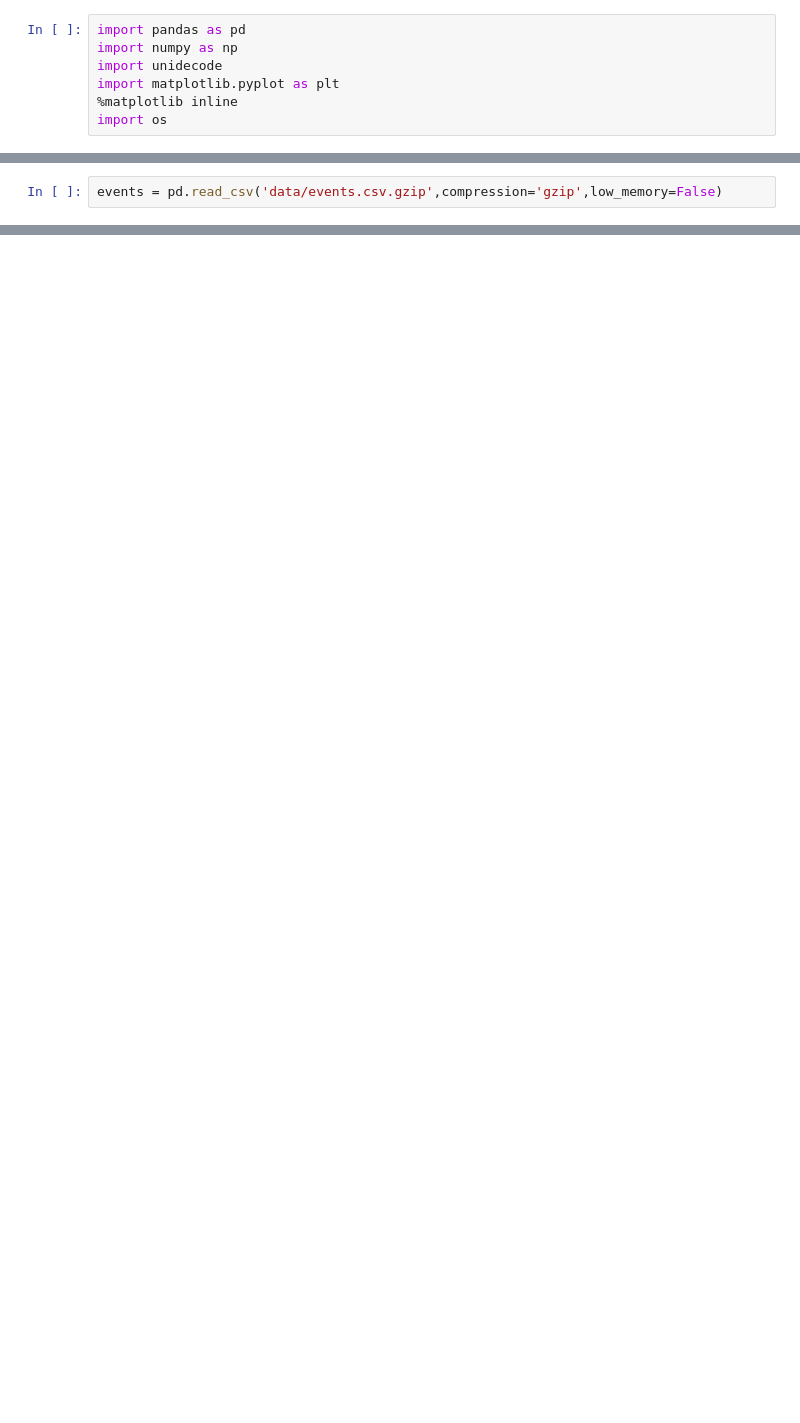
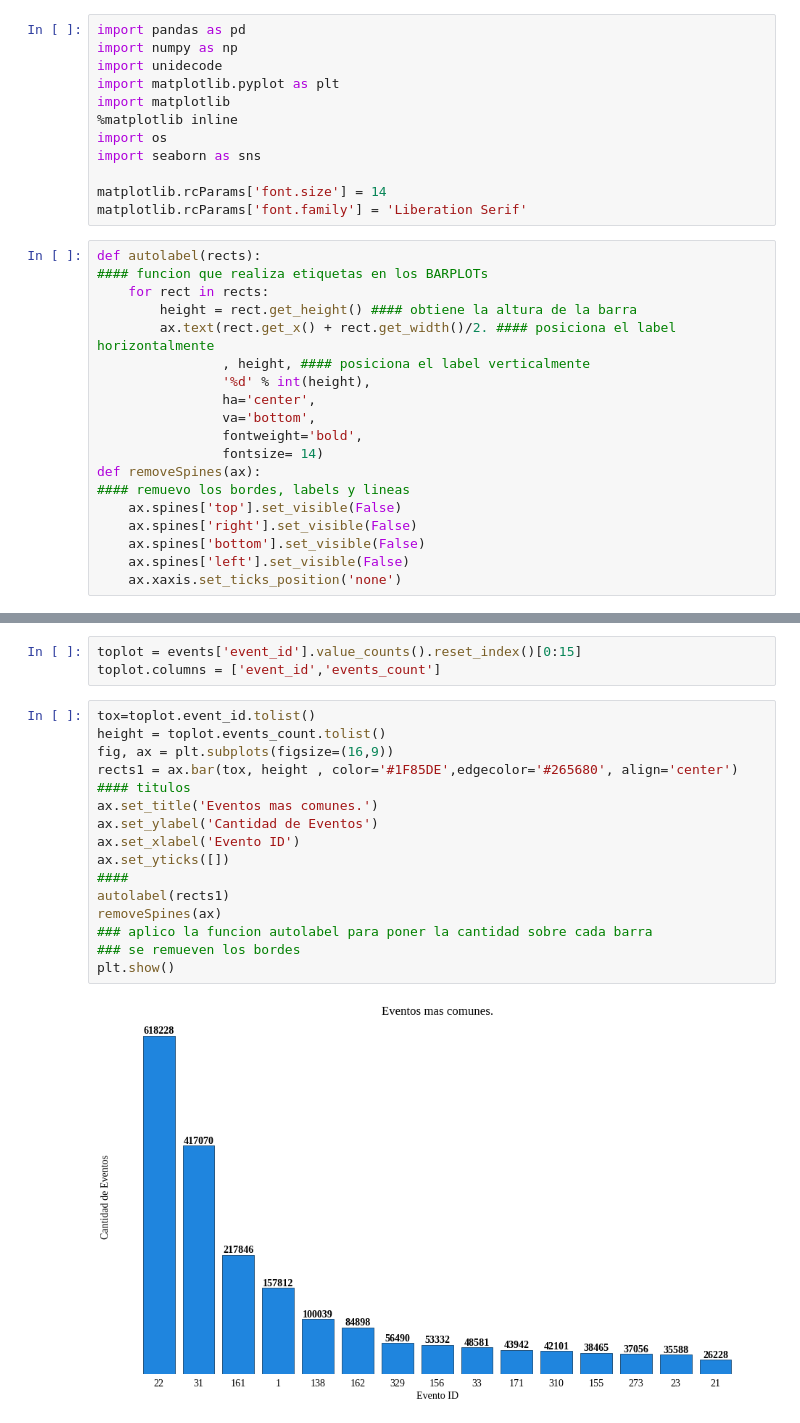
Before and after one commit to freedocx/7506Jampp, a Jupyter notebook: AnalisisExploratorio.ipynb, the cells around one changed output, grey strips where cells are left out. Drawn from its saved outputs; the diff is of its cells as text; blank space fills up the shorter version.

Commit message:
primer analisis sobre eventos

```diff
--- a/AnalisisExploratorio.ipynb
+++ b/AnalisisExploratorio.ipynb
@@ -3,6 +3,30 @@ import pandas as pd
 import numpy as np
 import unidecode
 import matplotlib.pyplot as plt
+import matplotlib
 %matplotlib inline
 import os
+import seaborn as sns
+
+matplotlib.rcParams['font.size'] = 14
+matplotlib.rcParams['font.family'] = 'Liberation Serif'
+# %%
+def autolabel(rects):
+#### funcion que realiza etiquetas en los BARPLOTs
+    for rect in rects:
+        height = rect.get_height() #### obtiene la altura de la barra
+        ax.text(rect.get_x() + rect.get_width()/2. #### posiciona el label horizontalmente
+                , height, #### posiciona el label verticalmente
+                '%d' % int(height),
+                ha='center',
+                va='bottom',
+                fontweight='bold',
+                fontsize= 14)
+def removeSpines(ax):
+#### remuevo los bordes, labels y lineas
+    ax.spines['top'].set_visible(False)
+    ax.spines['right'].set_visible(False)
+    ax.spines['bottom'].set_visible(False)
+    ax.spines['left'].set_visible(False)
+    ax.xaxis.set_ticks_position('none')
 # %%
@@ -15,2 +33,0 @@ TypeError: basename() missing 1 required positional argument: 'p'
-# %%
-events = pd.read_csv('data/events.csv.gzip',compression='gzip',low_memory=False)
@@ -18,0 +216,21 @@ FileNotFoundError: [Errno 2] No such file or directory: 'data/events.csv.gzip'
+# %%
+toplot = events['event_id'].value_counts().reset_index()[0:15]
+toplot.columns = ['event_id','events_count']
+# %%
+tox=toplot.event_id.tolist()
+height = toplot.events_count.tolist()
+fig, ax = plt.subplots(figsize=(16,9))
+rects1 = ax.bar(tox, height , color='#1F85DE',edgecolor='#265680', align='center')
+#### titulos
+ax.set_title('Eventos mas comunes.')
+ax.set_ylabel('Cantidad de Eventos')
+ax.set_xlabel('Evento ID')
+ax.set_yticks([])
+####
+autolabel(rects1)
+removeSpines(ax)
+### aplico la funcion autolabel para poner la cantidad sobre cada barra
+### se remueven los bordes
+plt.show()
+# %% [output]
+[figure, added]
```
Also changed, not shown: parts of 38 cells of this notebook, 2 other files.
